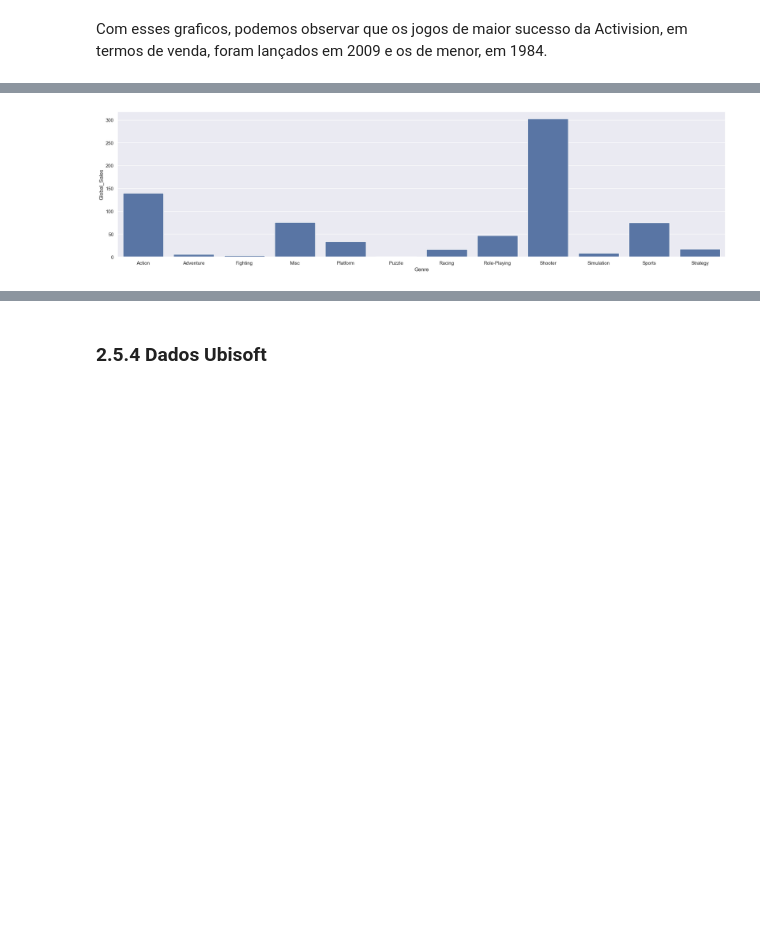
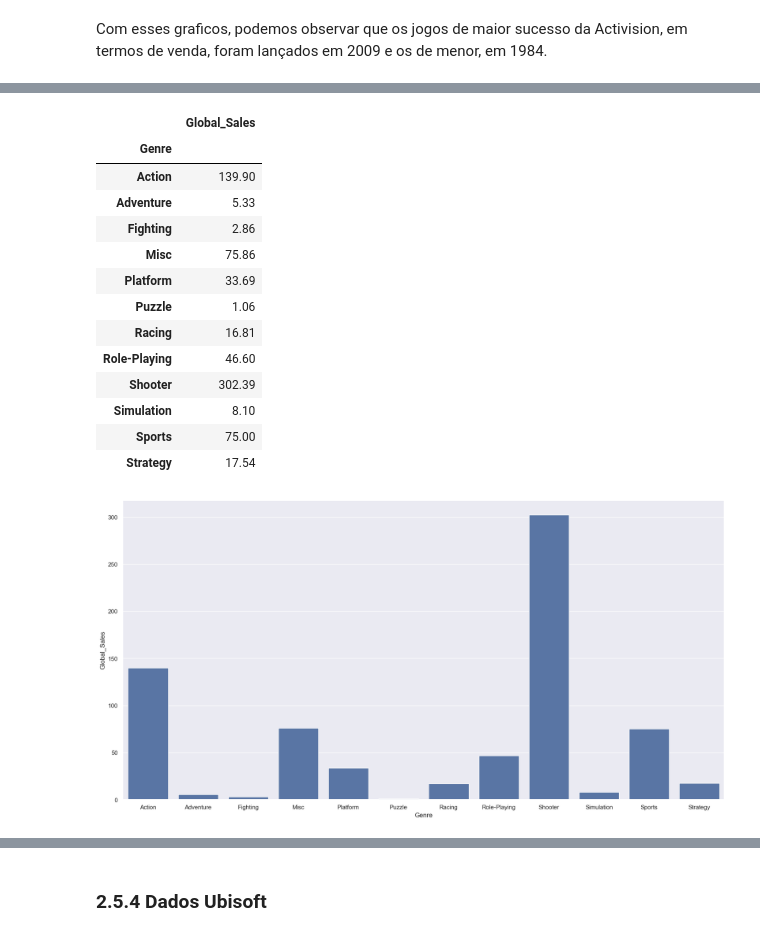
Before and after one commit to PedroMiguelCecato/ICD_Project, a Jupyter notebook: Presentatio.ipynb, the cells around one changed output, grey strips where cells are left out. Saved outputs shown, nothing was run; the diff lists cells and outputs as text; code cells hidden in the pictures; blank space fills up the shorter version.

```diff
--- a/Presentatio.ipynb
+++ b/Presentatio.ipynb
@@ -28,6 +28,8 @@ import pandas as pd
 import numpy as np
 import seaborn as sns
 import matplotlib.pyplot as plt
+
+sns.set(rc={'figure.figsize':(20,10)})
 # %% [markdown]
 ## 2.2 Dados em análise
 <p>
@@ -792,11 +809,26 @@ plt.show()
 # %%
 # Analisando vendas por gênero
 Activison_Genre_Sales = ActivisionSales_df[['Genre', 'Global_Sales']].groupby('Genre').sum()
+display(Activison_Genre_Sales)
 
 sns.barplot(data=Activison_Genre_Sales, x='Genre', y='Global_Sales')
 plt.show()
 # %% [output]
+|  | Global_Sales |
+| Genre |  |
+| Action | 139.90 |
+| Adventure | 5.33 |
+| Fighting | 2.86 |
+| Misc | 75.86 |
+| Platform | 33.69 |
+| Puzzle | 1.06 |
+| Racing | 16.81 |
+| Role-Playing | 46.60 |
+| Shooter | 302.39 |
+| Simulation | 8.10 |
+| Sports | 75.00 |
+| Strategy | 17.54 |
-[figure, old version]
+[figure, new version]
 # %%
 # Analisando os jogos mais vendidos da Activision
 Activion_MSales = ActivisionSales_df.sort_values('Global_Sales', ascending=False)
```
Also changed, not shown: parts of 13 cells of this notebook.
